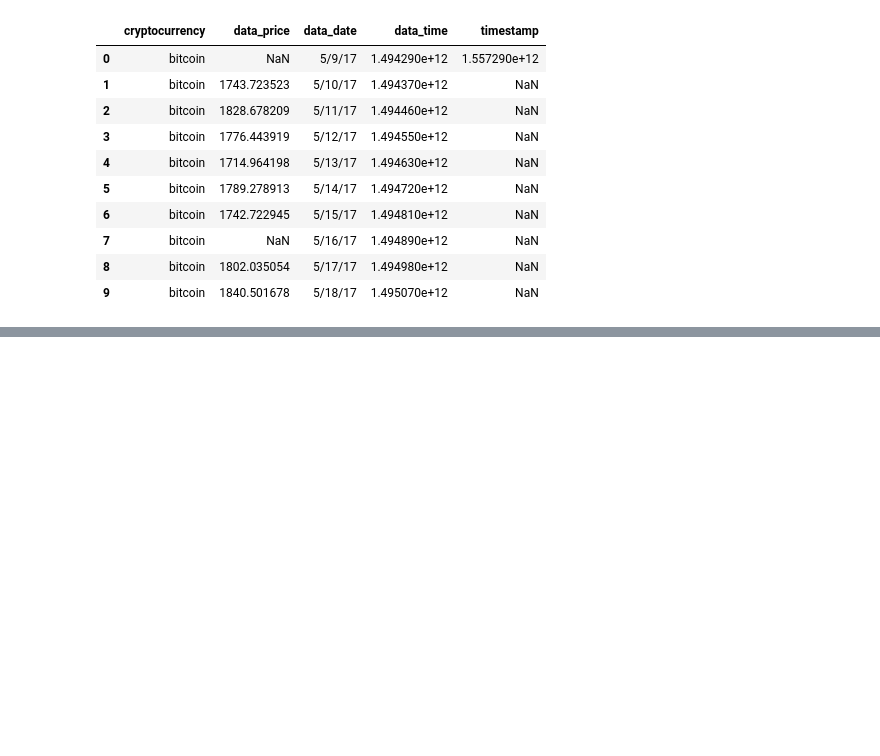
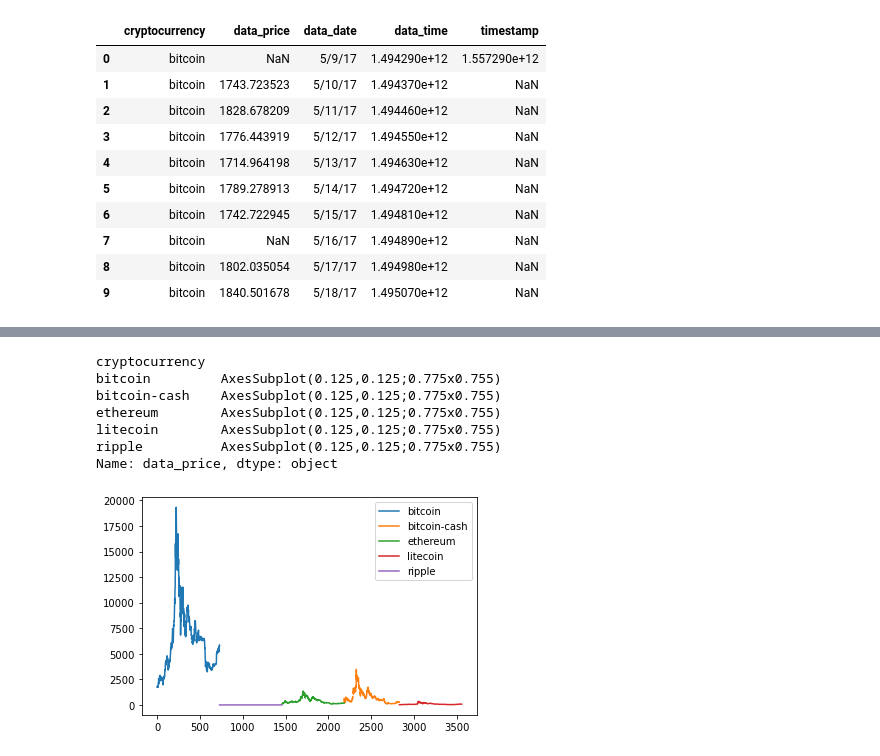
Before and after one commit to satishsurath/OnlineResources, a Jupyter notebook: PythonJupyterNotebooks/Week3-Day3-Activity3.ipynb, the cells around one changed output, grey strips where cells are left out. Drawn from its saved outputs; the diff is of its cells as text; code cells hidden in the pictures; blank space fills up the shorter version.

```diff
--- a/PythonJupyterNotebooks/Week3-Day3-Activity3.ipynb
+++ b/PythonJupyterNotebooks/Week3-Day3-Activity3.ipynb
@@ -18,0 +140,11 @@ df.head(10)
+# %%
+df.groupby('cryptocurrency')['data_price'].plot(legend=True)
+# %% [output]
+cryptocurrency
+bitcoin         AxesSubplot(0.125,0.125;0.775x0.755)
+bitcoin-cash    AxesSubplot(0.125,0.125;0.775x0.755)
+ethereum        AxesSubplot(0.125,0.125;0.775x0.755)
+litecoin        AxesSubplot(0.125,0.125;0.775x0.755)
+ripple          AxesSubplot(0.125,0.125;0.775x0.755)
+Name: data_price, dtype: object
+[figure, added]
```
Also changed, not shown: parts of 9 cells of this notebook.
